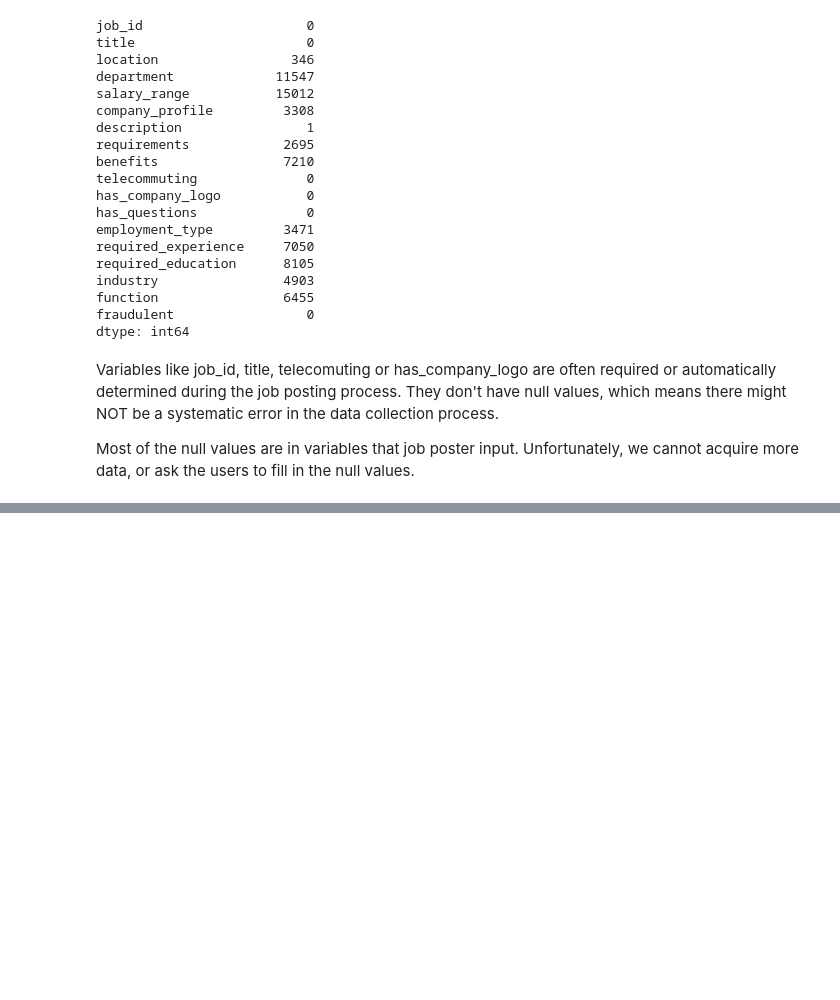
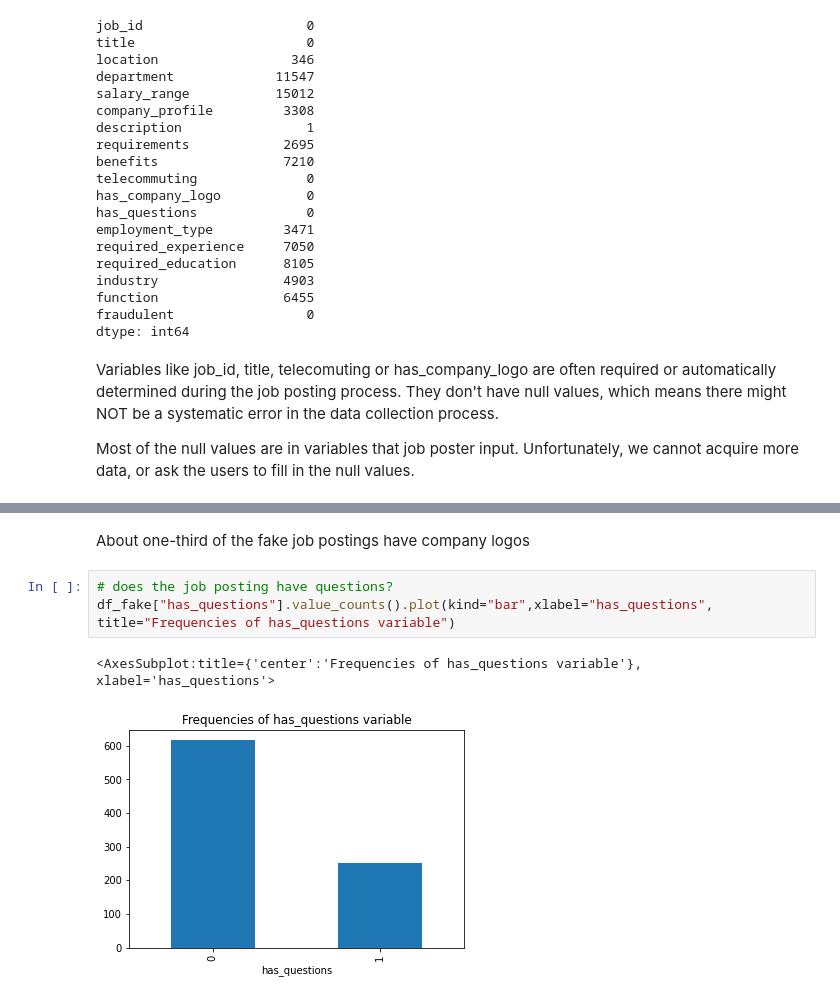
Before and after one commit to midori256/Job-Postings-Abuse-Analysis, a Jupyter notebook: exploratory_data_analysis.ipynb, the cells around one changed output, grey strips where cells are left out. Cells and saved outputs as stored; diff of their text form; blank space fills up the shorter version.

```diff
--- a/exploratory_data_analysis.ipynb
+++ b/exploratory_data_analysis.ipynb
@@ -77,0 +160,8 @@ Most of the null values are in variables that job poster input. Unfortunately, w
+# %% [markdown]
+About one-third of the fake job postings have company logos
+# %%
+# does the job posting have questions?
+df_fake["has_questions"].value_counts().plot(kind="bar",xlabel="has_questions", title="Frequencies of has_questions variable")
+# %% [output]
+<AxesSubplot:title={'center':'Frequencies of has_questions variable'}, xlabel='has_questions'>
+[figure, added]
```
Also changed, not shown: parts of 21 cells of this notebook, 2 other files.
